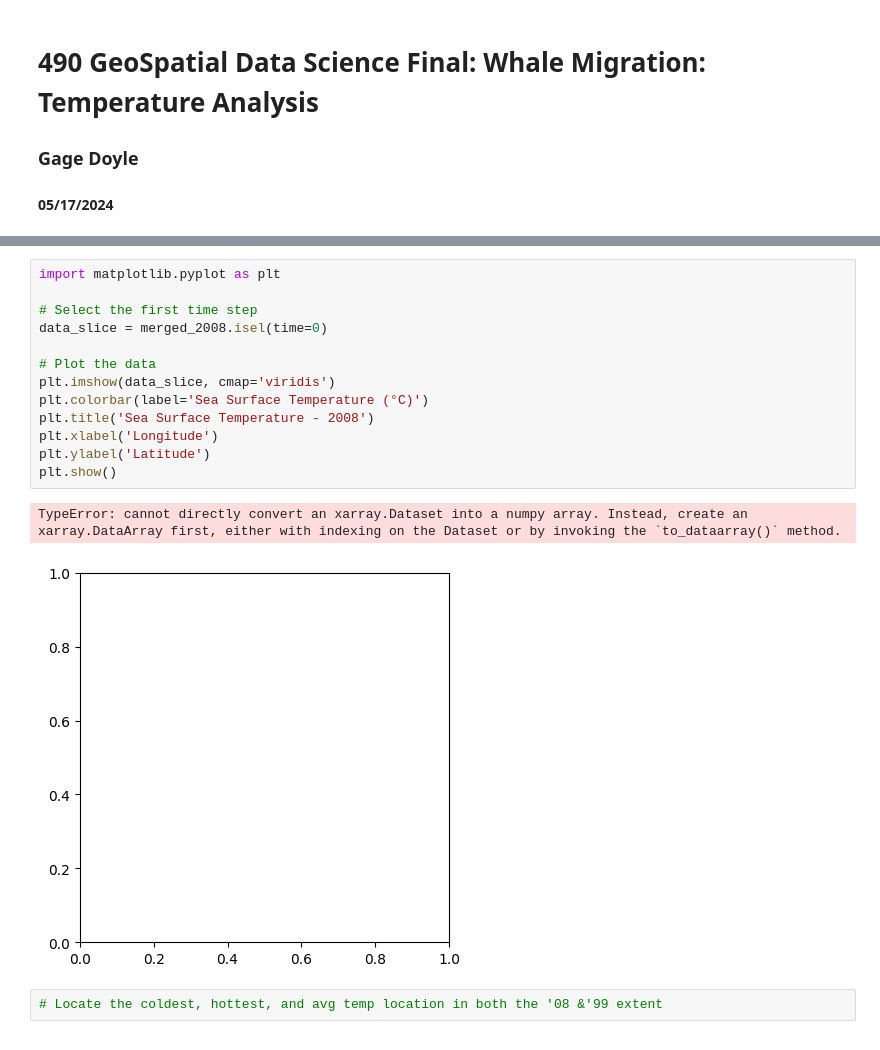
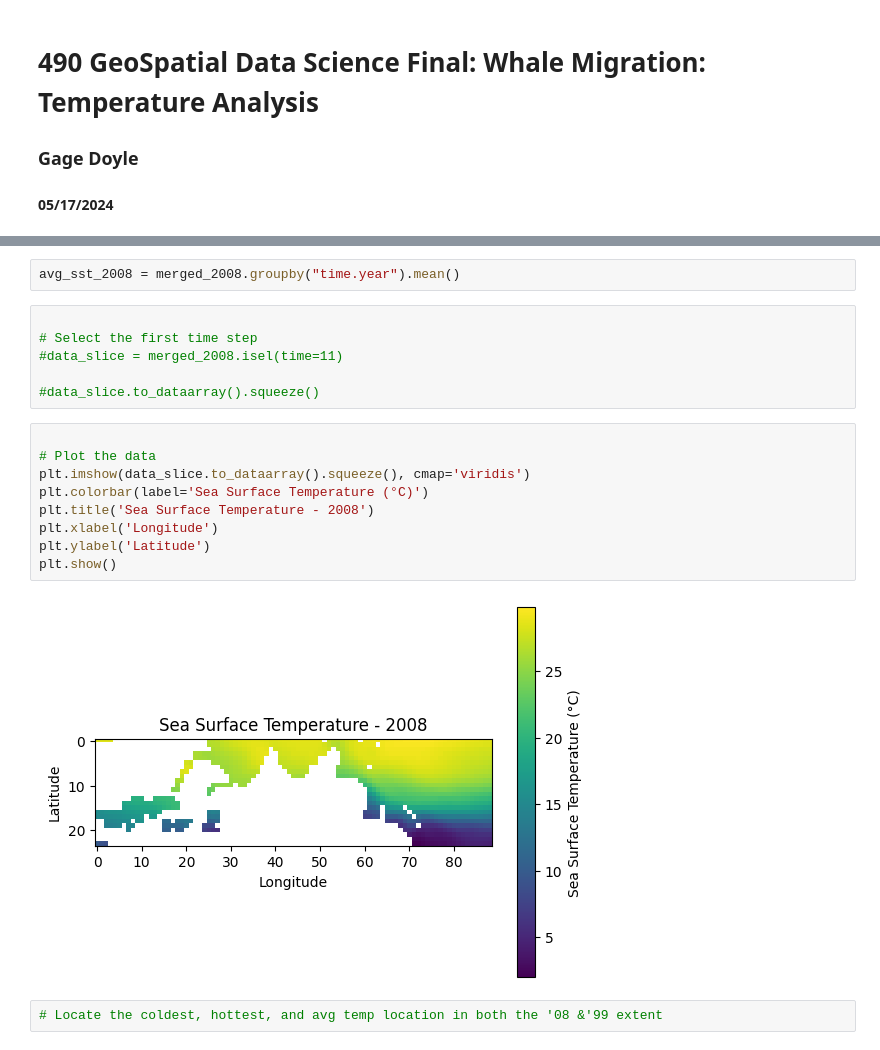
Before and after one commit to alyghanson/migration, a Jupyter notebook: Temperature/Output Deliverable/490_Final_Temp.ipynb, the cells around one changed output, grey strips where cells are left out. Drawn from its saved outputs; the diff is of its cells as text.

```diff
--- a/Temperature/Output Deliverable/490_Final_Temp.ipynb
+++ b/Temperature/Output Deliverable/490_Final_Temp.ipynb
@@ -93,19 +70,22 @@ array([[[28.683302 , 28.714996 , 28.864174 , ..., 28.055794 ,
+# %%
+avg_sst_2008 = merged_2008.groupby("time.year").mean()
+# %%
+
+# Select the first time step
+#data_slice = merged_2008.isel(time=11)
+
+#data_slice.to_dataarray().squeeze()
 # %%
-import matplotlib.pyplot as plt
-
-# Select the first time step
-data_slice = merged_2008.isel(time=0)
 
 # Plot the data
-plt.imshow(data_slice, cmap='viridis')
+plt.imshow(data_slice.to_dataarray().squeeze(), cmap='viridis')
 plt.colorbar(label='Sea Surface Temperature (°C)')
 plt.title('Sea Surface Temperature - 2008')
 plt.xlabel('Longitude')
 plt.ylabel('Latitude')
 plt.show()
 # %% [output]
-TypeError: cannot directly convert an xarray.Dataset into a numpy array. Instead, create an xarray.DataArray first, either with indexing on the Dataset or by invoking the `to_dataarray()` method.
-[figure, old version]
+[figure, new version]
 # %%
 # Locate the coldest, hottest, and avg temp location in both the '08 &'99 extent
 # %%
```
Also changed, not shown: parts of 9 cells of this notebook.
